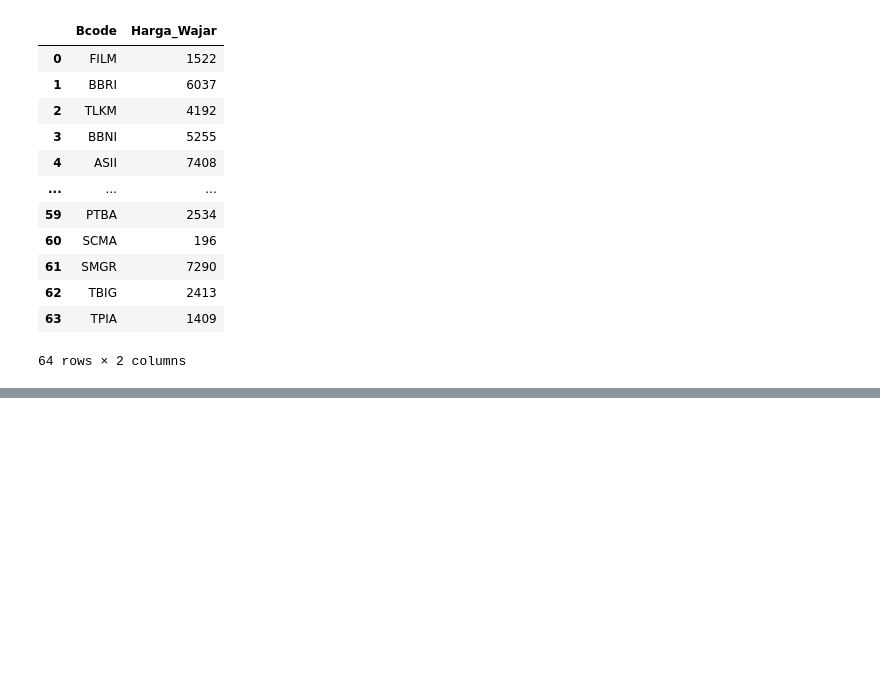
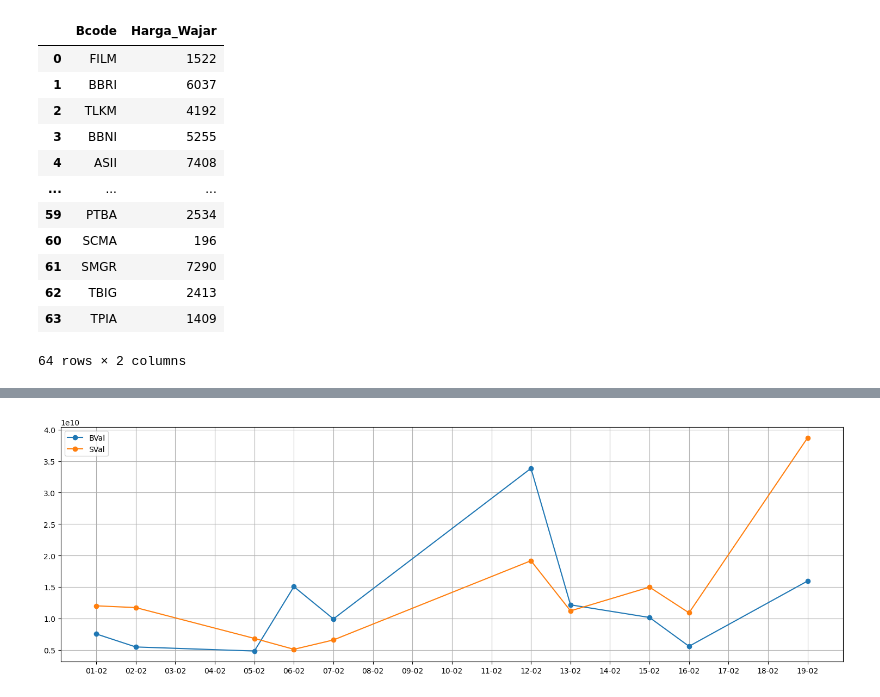
Before and after one commit to braindior01/testWebFlaskTable, a Jupyter notebook: instance/cek for loop.ipynb, the cells around one changed output, grey strips where cells are left out. Saved outputs shown, nothing was run; the diff lists cells and outputs as text; code cells hidden in the pictures; blank space fills up the shorter version.

Commit message:
tambah fitur baca grafik
test buat nanti di render ke html

```diff
--- a/instance/cek for loop.ipynb
+++ b/instance/cek for loop.ipynb
@@ -46,0 +57,2 @@ df
+# %%
+df = pd.read_excel('../instance/test_plot.xlsx')
@@ -46,0 +73,20 @@ df
+# %%
+y_1 = df['BVal']
+y_2 = df['SVal']
+# y_3 = df['Ratio']
+# y_4 = df['Balance']
+x = df['Date']
+plt.plot(x,y_1,marker='o')
+plt.plot(x,y_2,marker='o')
+# plt.plot(x,y_3,marker='o')
+# plt.plot(x,y_4,marker='o')
+plt.grid()
+plt.rcParams["figure.figsize"] = [15, 5]
+plt.rcParams["figure.autolayout"] = True
+legend_drawn_flag = True
+plt.legend(['BVal', 'SVal'], loc=0, frameon=legend_drawn_flag)
+plt.gca().xaxis.set_major_locator(mdates.DayLocator(interval=1))
+plt.gca().xaxis.set_major_formatter(mdates.DateFormatter('%d-%m'))
+plt.show()
+# %% [output]
+[figure, added]
```
Also changed, not shown: parts of 5 cells of this notebook, 16 other files.
